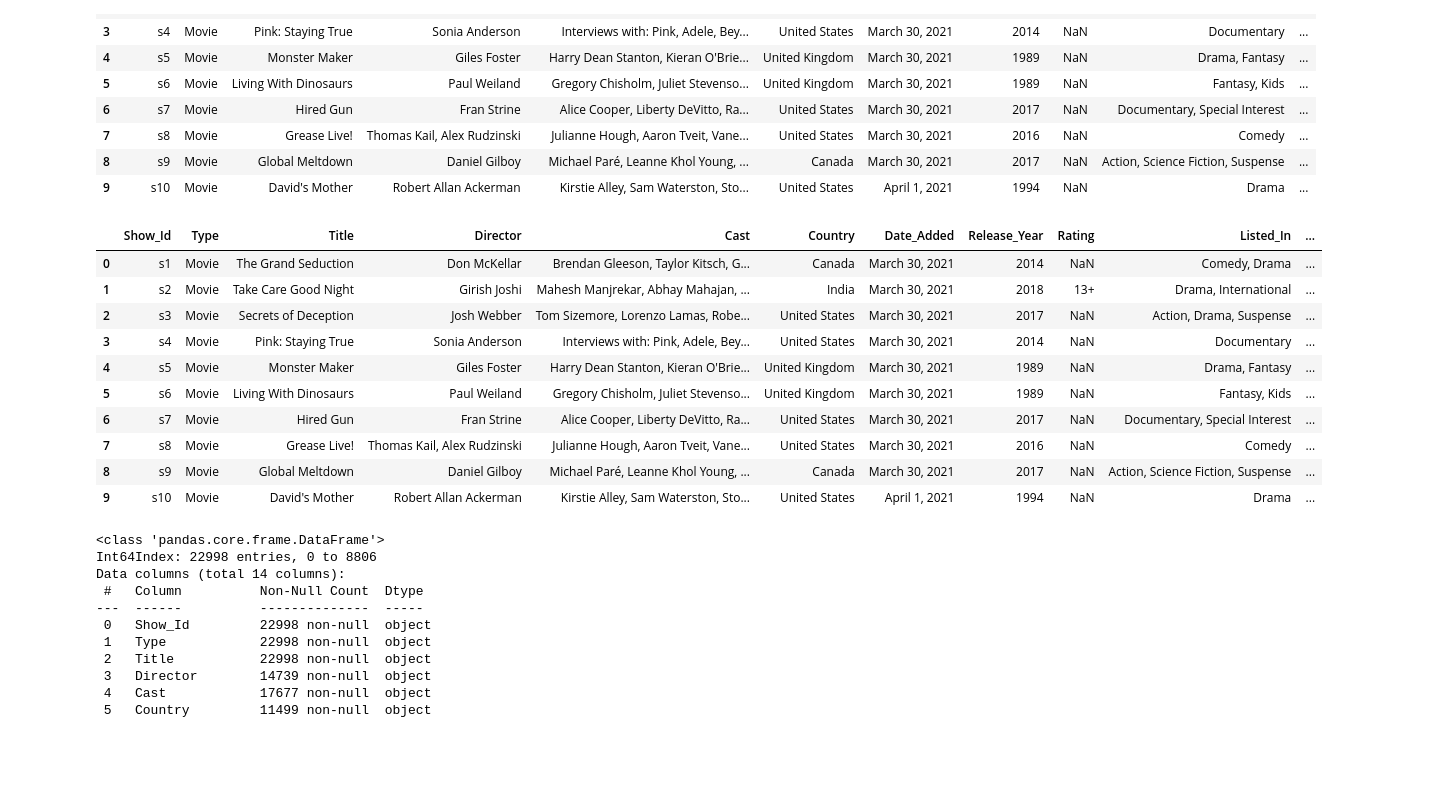
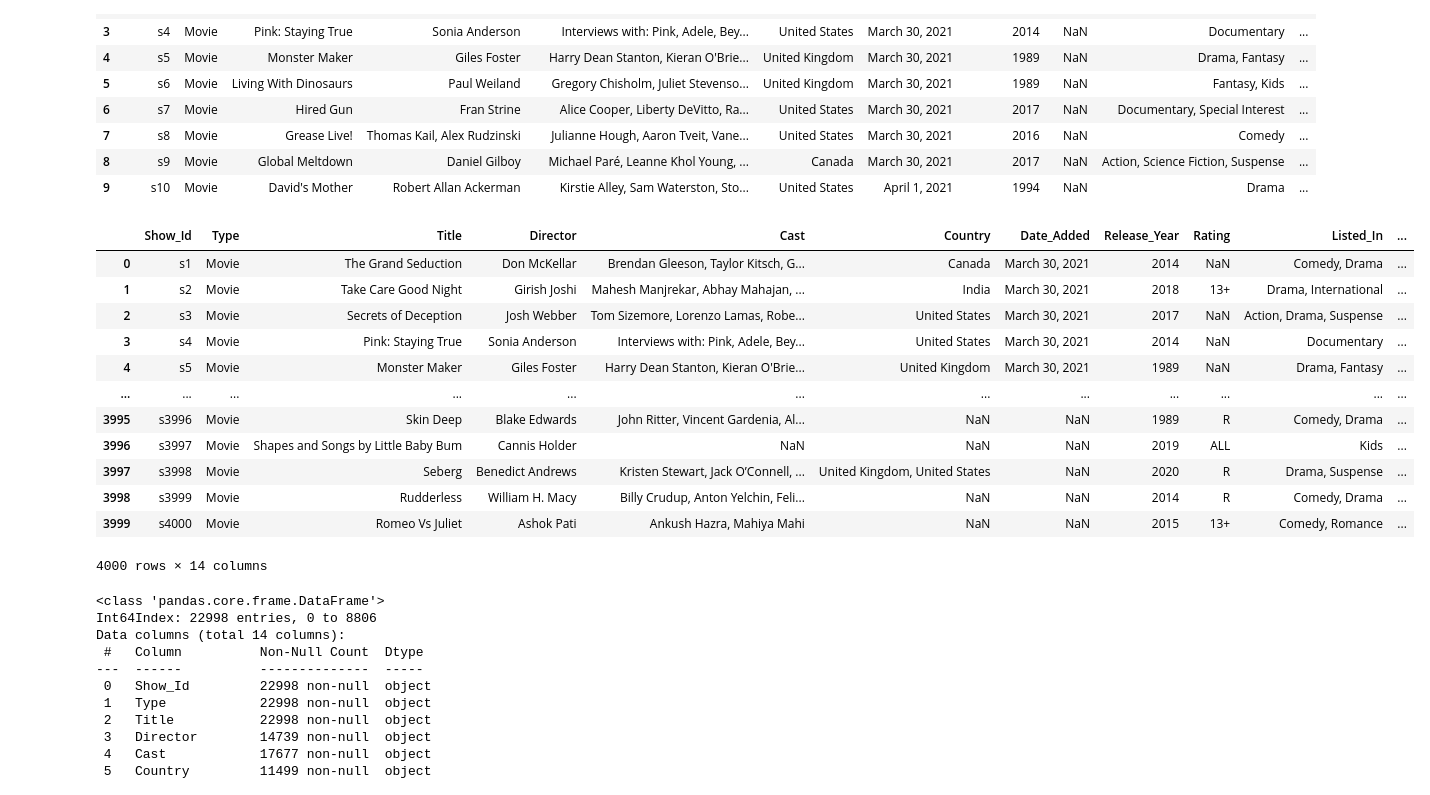
Before and after one commit to hectorherreraespinola/Data-Engineering01, a Jupyter notebook: Datasets/Transformaciones.ipynb, the cells around one changed output. Drawn from its saved outputs; the diff is of its cells as text; code cells hidden in the pictures; blank space fills up the shorter version.

```diff
--- a/Datasets/Transformaciones.ipynb
+++ b/Datasets/Transformaciones.ipynb
@@ -320,19 +320,21 @@ peliculas_y_series.head(10)
 peliculas_y_series.columns=['Show_Id','Type','Title','Director','Cast','Country','Date_Added','Release_Year','Rating', 'Listed_In','Description','Plataform','Seasons','Movie_Duration']
 # %%
 #chequeo el Dataframe unico
-peliculas_y_series.head(10)
+peliculas_y_series.head(4000)
 # %% [output]
 |  | Show_Id | Type | Title | Director | Cast | Country | Date_Added | Release_Year | Rating | Listed_In | ... |
 | 0 | s1 | Movie | The Grand Seduction | Don McKellar | Brendan Gleeson, Taylor Kitsch, G... | Canada | March 30, 2021 | 2014 | NaN | Comedy, Drama | ... |
 | 1 | s2 | Movie | Take Care Good Night | Girish Joshi | Mahesh Manjrekar, Abhay Mahajan, ... | India | March 30, 2021 | 2018 | 13+ | Drama, International | ... |
 | 2 | s3 | Movie | Secrets of Deception | Josh Webber | Tom Sizemore, Lorenzo Lamas, Robe... | United States | March 30, 2021 | 2017 | NaN | Action, Drama, Suspense | ... |
 | 3 | s4 | Movie | Pink: Staying True | Sonia Anderson | Interviews with: Pink, Adele, Bey... | United States | March 30, 2021 | 2014 | NaN | Documentary | ... |
 | 4 | s5 | Movie | Monster Maker | Giles Foster | Harry Dean Stanton, Kieran O'Brie... | United Kingdom | March 30, 2021 | 1989 | NaN | Drama, Fantasy | ... |
-| 5 | s6 | Movie | Living With Dinosaurs | Paul Weiland | Gregory Chisholm, Juliet Stevenso... | United Kingdom | March 30, 2021 | 1989 | NaN | Fantasy, Kids | ... |
-| 6 | s7 | Movie | Hired Gun | Fran Strine | Alice Cooper, Liberty DeVitto, Ra... | United States | March 30, 2021 | 2017 | NaN | Documentary, Special Interest | ... |
-| 7 | s8 | Movie | Grease Live! | Thomas Kail, Alex Rudzinski | Julianne Hough, Aaron Tveit, Vane... | United States | March 30, 2021 | 2016 | NaN | Comedy | ... |
-| 8 | s9 | Movie | Global Meltdown | Daniel Gilboy | Michael Paré, Leanne Khol Young, ... | Canada | March 30, 2021 | 2017 | NaN | Action, Science Fiction, Suspense | ... |
-| 9 | s10 | Movie | David's Mother | Robert Allan Ackerman | Kirstie Alley, Sam Waterston, Sto... | United States | April 1, 2021 | 1994 | NaN | Drama | ... |
+| ... | ... | ... | ... | ... | ... | ... | ... | ... | ... | ... | ... |
+| 3995 | s3996 | Movie | Skin Deep | Blake Edwards | John Ritter, Vincent Gardenia, Al... | NaN | NaN | 1989 | R | Comedy, Drama | ... |
+| 3996 | s3997 | Movie | Shapes and Songs by Little Baby Bum | Cannis Holder | NaN | NaN | NaN | 2019 | ALL | Kids | ... |
+| 3997 | s3998 | Movie | Seberg | Benedict Andrews | Kristen Stewart, Jack O’Connell, ... | United Kingdom, United States | NaN | 2020 | R | Drama, Suspense | ... |
+| 3998 | s3999 | Movie | Rudderless | William H. Macy | Billy Crudup, Anton Yelchin, Feli... | NaN | NaN | 2014 | R | Comedy, Drama | ... |
+| 3999 | s4000 | Movie | Romeo Vs Juliet | Ashok Pati | Ankush Hazra, Mahiya Mahi | NaN | NaN | 2015 | 13+ | Comedy, Romance | ... |
+4000 rows × 14 columns
 # %%
 #Verifico la infrmación del DF creado
 peliculas_y_series.info()
```
Also changed, not shown: parts of 3 cells of this notebook, 1 other file.
